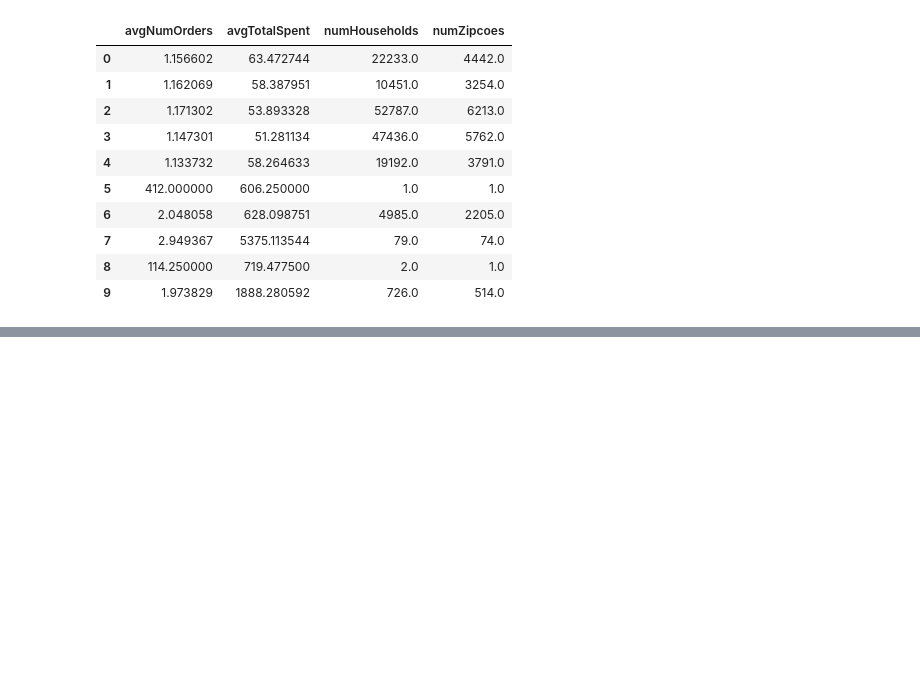
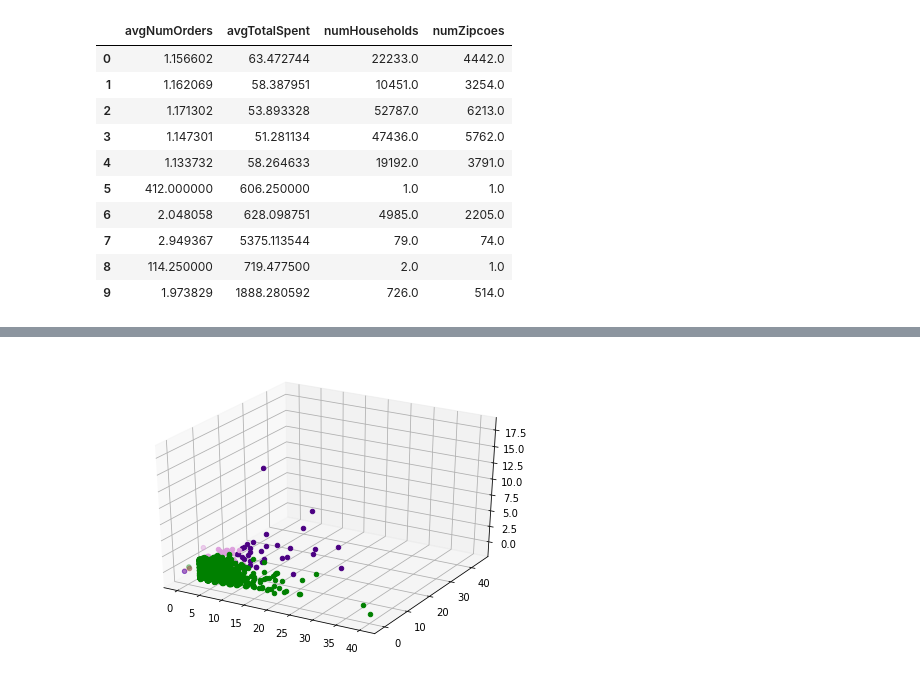
Before and after one commit to alexyanw/dse203-group-project, a Jupyter notebook: data_exploration/Customer Clustering .ipynb, the cells around one changed output, grey strips where cells are left out. Cells and saved outputs as stored; diff of their text form; code cells hidden in the pictures; blank space fills up the shorter version.

```diff
--- a/data_exploration/Customer Clustering .ipynb
+++ b/data_exploration/Customer Clustering .ipynb
@@ -117,0 +120,3 @@ zipcities=zipdata[1]
+# %%
+#Elimate householdids from the data that will be clustered
+response=explorer.customers.statsByCustomer(householdid=['19885296','49927024'])
@@ -117,0 +170,9 @@ zipcities=zipdata[1]
+# %%
+#Remove rows where gender=''
+response_df=pd.DataFrame(response.results, columns=response.columns)
+mask=response_df['gender']!=''
+filtered_response=response_df.loc[mask]
+# %%
+#Cluster the filtered_reponse
+cCluster_noGendNul=explorer.customers.clusterCustomers(data=filtered_response.values,col=filtered_response.columns,n_clusters=7)
+cCluster_noGendNul[1].head()
@@ -117,0 +186,6 @@ zipcities=zipdata[1]
+# %%
+#3d plot of the clusters
+plot=plot3d(cCluster_noGendNul[0][['gender','totalspent','zipcode','numorders']].values,cCluster_noGendNul[0]['y_pred'].values,cCluster_noGendNul[2], 3,1,2,2500)
+plot
+# %% [output]
+[figure, added]
```
Also changed, not shown: parts of 7 cells of this notebook.
